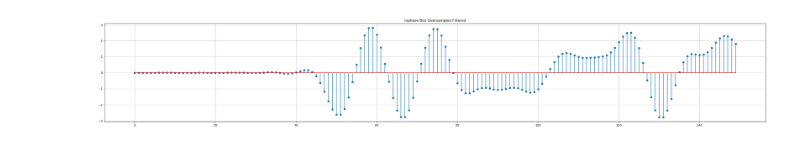
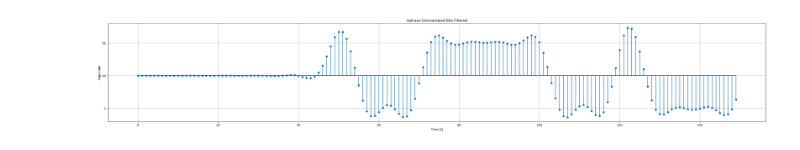
Before and after one commit to sofia-am/QPSK-8PSK-Simulation, a Jupyter notebook: notebook/sampling.ipynb, the cells around one changed output. Cells and saved outputs as stored; diff of their text form; code cells hidden in the pictures.

```diff
--- a/notebook/sampling.ipynb
+++ b/notebook/sampling.ipynb
@@ -107,9 +98,14 @@ plt.show()
-# %%
-i_filtered = signal.convolve(osample_i, h_rrc)
-plt.figure(figsize=(40, 6))
-plt.stem(i_filtered[0:150], use_line_collection = True)
-plt.title("Inphase Bits Oversampled Filtered")
-plt.grid(True)
-plt.show()
-# %% [output]
-[figure, removed]
+# %%
+i_filtered = np.convolve(osample_i, h_rrc)
+
+fig, ax = plt.subplots(figsize=(40, 6))
+ax.yaxis.set_major_formatter(StrMethodFormatter("{x:02b}"))
+ax.yaxis.set_ticks(np.arange(-11, 11, 1))
+ax.set_title("Inphase Oversampled Bits Filtered")
+ax.grid(True)
+ax.set_xlabel("Time [s]")
+ax.set_ylabel("Amplitude")
+ax.stem(i_filtered[0:150], use_line_collection=True)
+plt.show()
+# %% [output]
+[figure, added]
```
Also changed, not shown: parts of 7 cells of this notebook.
